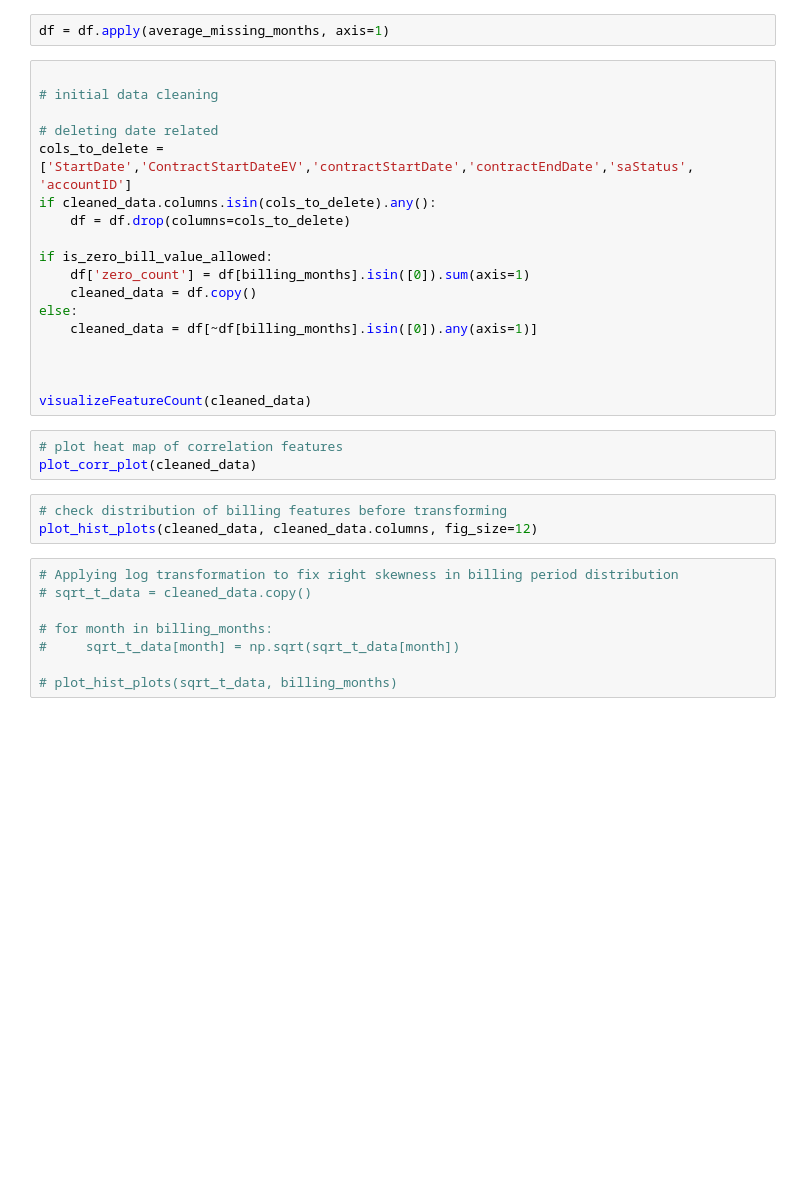
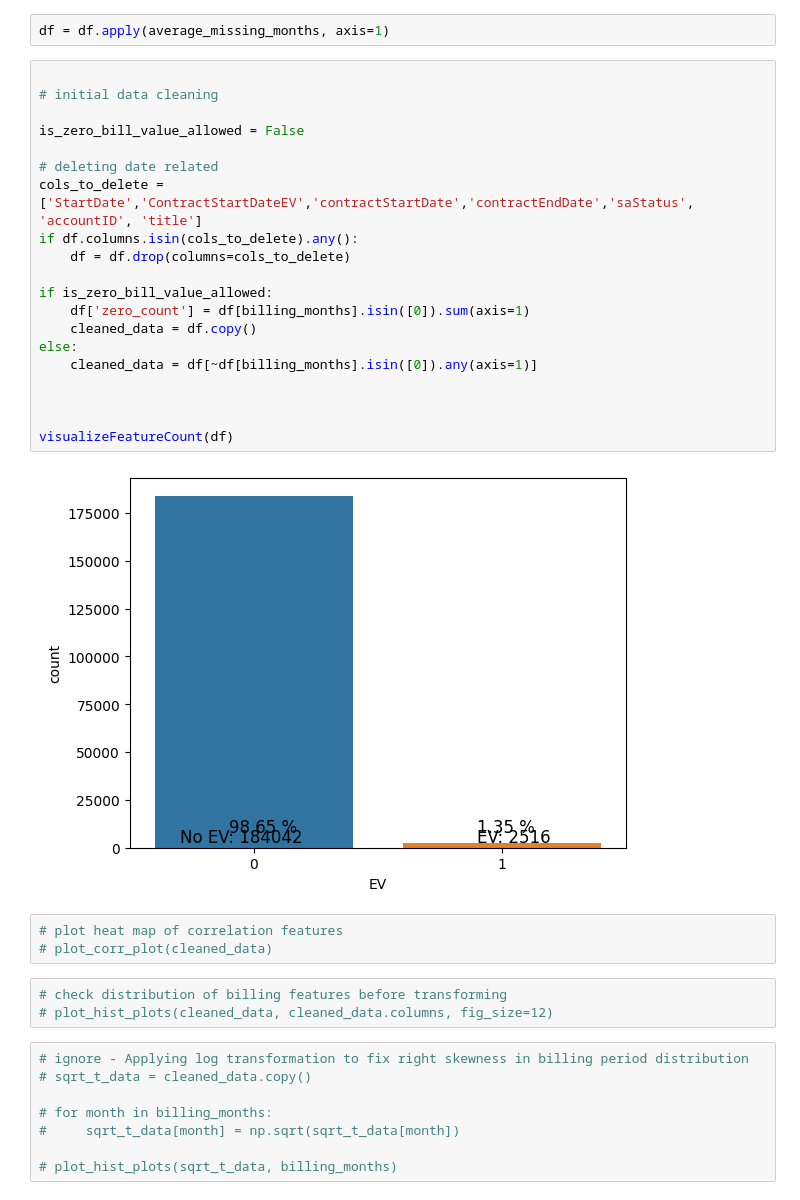
Before and after one commit to varunthefalcon/QUB_Energia, a Jupyter notebook: Answer.ipynb, the cells around one changed output. Cells and saved outputs as stored; diff of their text form; blank space fills up the shorter version.

```diff
--- a/Answer.ipynb
+++ b/Answer.ipynb
@@ -137,29 +153,33 @@ df = df.apply(average_missing_months, axis=1)
 # %%
 
 # initial data cleaning
 
+is_zero_bill_value_allowed = False
+
 # deleting date related
-cols_to_delete = ['StartDate','ContractStartDateEV','contractStartDate','contractEndDate','saStatus', 'accountID']
-if cleaned_data.columns.isin(cols_to_delete).any():
+cols_to_delete = ['StartDate','ContractStartDateEV','contractStartDate','contractEndDate','saStatus', 'accountID', 'title']
+if df.columns.isin(cols_to_delete).any():
     df = df.drop(columns=cols_to_delete)
 
 if is_zero_bill_value_allowed:
     df['zero_count'] = df[billing_months].isin([0]).sum(axis=1)
     cleaned_data = df.copy()
 else:
     cleaned_data = df[~df[billing_months].isin([0]).any(axis=1)]
 
 
 
-visualizeFeatureCount(cleaned_data)
+visualizeFeatureCount(df)
+# %% [output]
+[figure, added]
 # %%
 # plot heat map of correlation features
-plot_corr_plot(cleaned_data)
+# plot_corr_plot(cleaned_data)
 # %%
 # check distribution of billing features before transforming
-plot_hist_plots(cleaned_data, cleaned_data.columns, fig_size=12)
+# plot_hist_plots(cleaned_data, cleaned_data.columns, fig_size=12)
 # %%
-# Applying log transformation to fix right skewness in billing period distribution
+# ignore - Applying log transformation to fix right skewness in billing period distribution
 # sqrt_t_data = cleaned_data.copy()
 
 # for month in billing_months:
```
Also changed, not shown: parts of 18 cells of this notebook.
